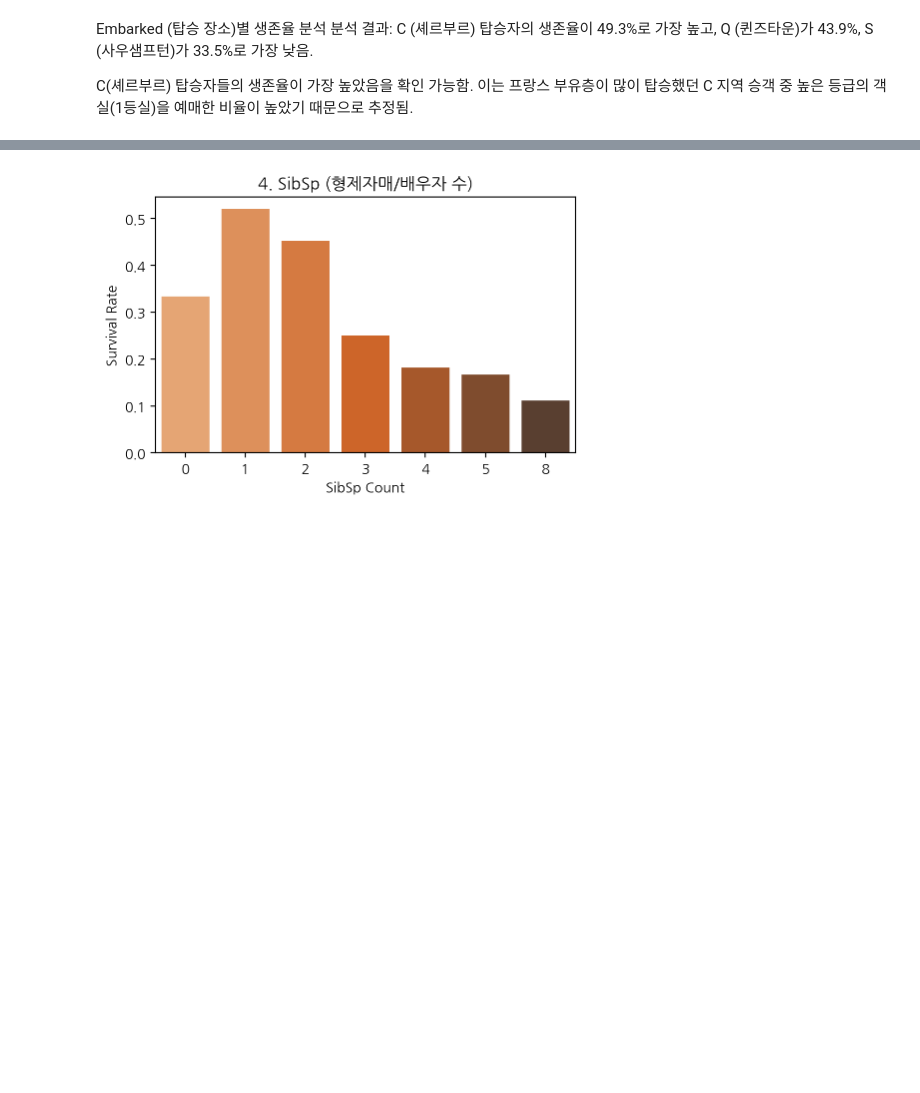
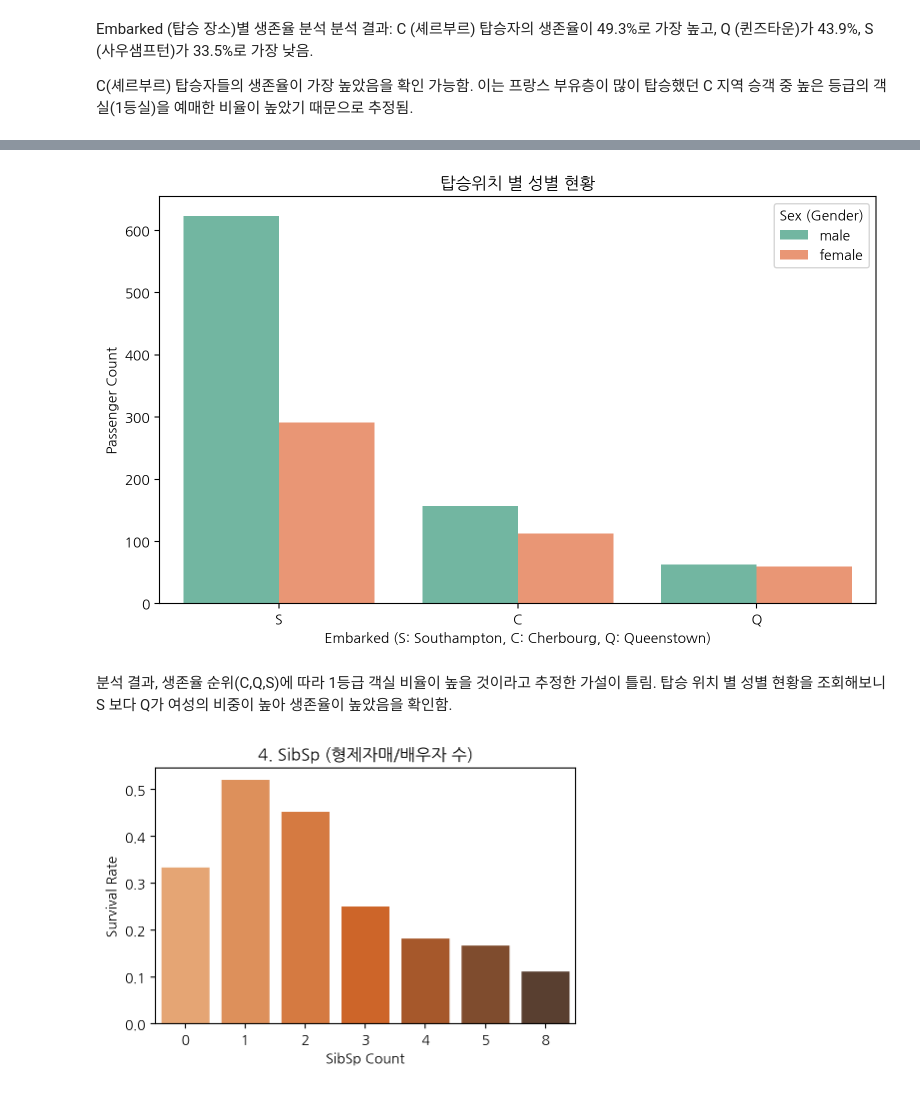
Before and after one commit to sdg331/BDA404, a Jupyter notebook: projects_01/titanic.ipynb, the cells around one changed output, grey strips where cells are left out. Drawn from its saved outputs; the diff is of its cells as text; code cells hidden in the pictures; blank space fills up the shorter version.

```diff
--- a/projects_01/titanic.ipynb
+++ b/projects_01/titanic.ipynb
@@ -680,3 +678,25 @@ plt.show()
+# %%
+import matplotlib.pyplot as plt
+import seaborn as sns
+
+plt.figure(figsize=(8, 5))
+
+# hue를 'Sex'로 변경하여 탑승 위치별 남녀 승객 수를 시각화
+sns.countplot(x='Embarked', hue='Sex', data=tt, palette='Set2')
+
+# 그래프 제목 및 레이블 설정
+plt.title('탑승위치 별 성별 현황')
+plt.xlabel('Embarked (S: Southampton, C: Cherbourg, Q: Queenstown)')
+plt.ylabel('Passenger Count')
+plt.legend(title='Sex (Gender)')
+
+# 출력
+plt.tight_layout()
+plt.show()
+# %% [output]
+[figure, added]
+# %% [markdown]
+분석 결과, 생존율 순위(C,Q,S)에 따라 1등급 객실 비율이 높을 것이라고 추정한 가설이 틀림. 탑승 위치 별 성별 현황을 조회해보니 S 보다 Q가 여성의 비중이 높아 생존율이 높았음을 확인함.
 # %%
 import matplotlib.pyplot as plt
 import seaborn as sns
```
Also changed, not shown: parts of 24 cells of this notebook.
